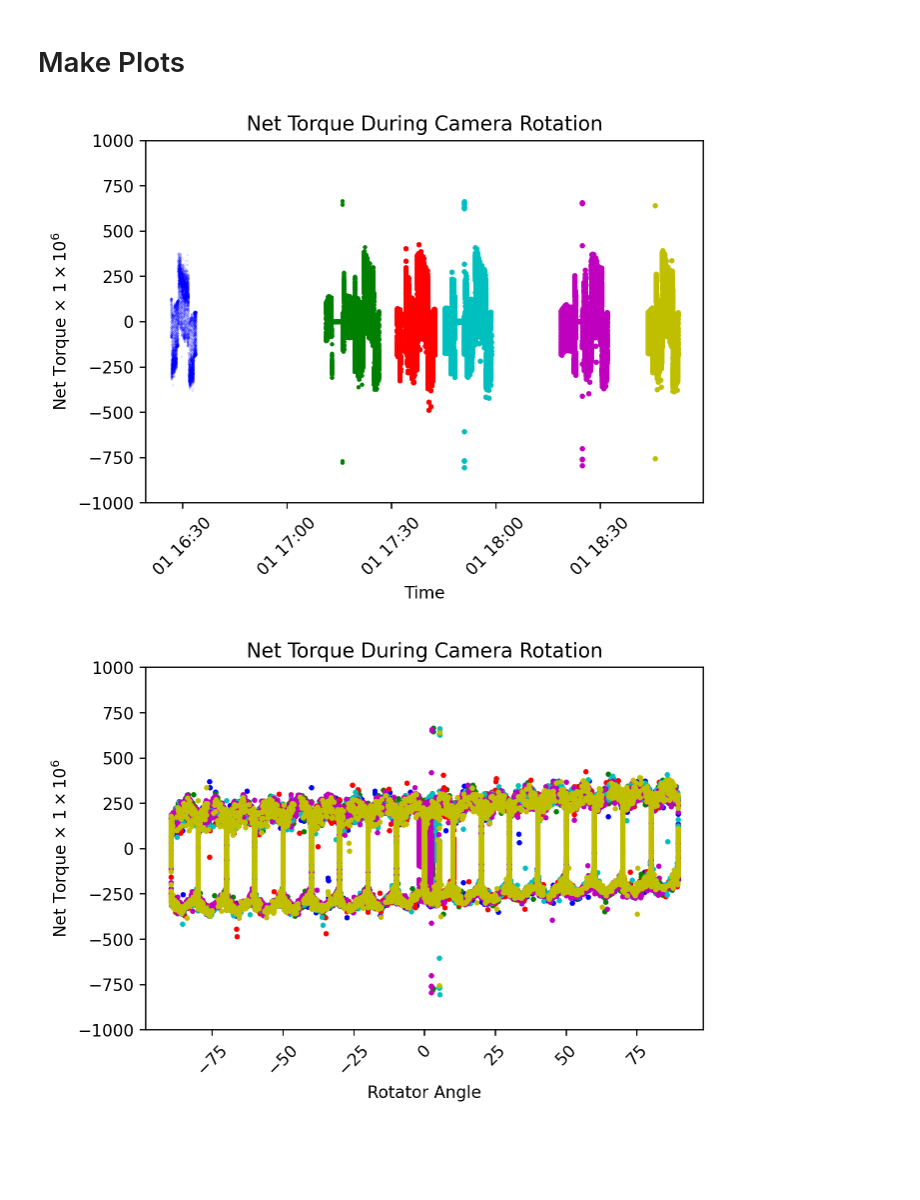
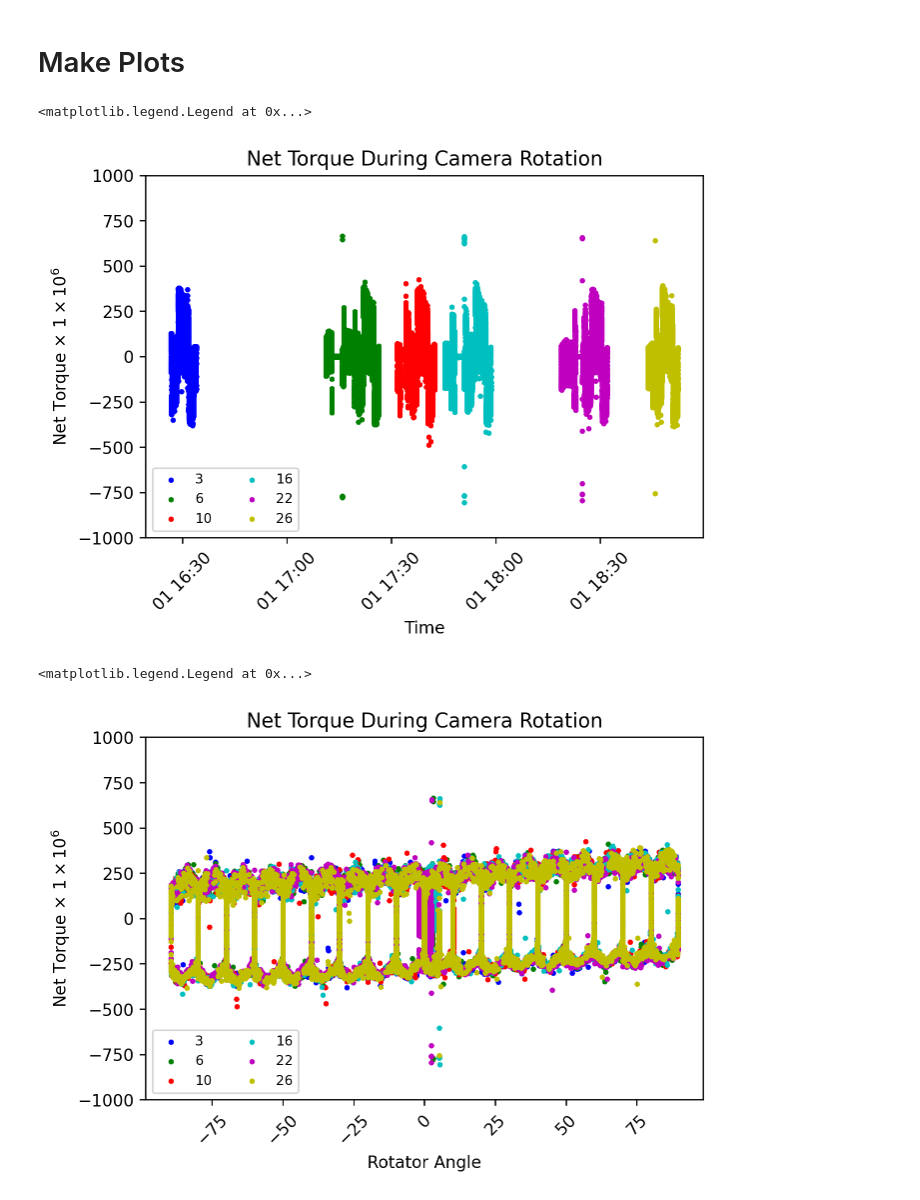
Before and after one commit to cwwalter/summit, a Jupyter notebook: Rotator Torque.ipynb, the cells around one changed output. Saved outputs shown, nothing was run; the diff lists cells and outputs as text; code cells hidden in the pictures; blank space fills up the shorter version.

Commit message:
Add legend

```diff
--- a/Rotator Torque.ipynb
+++ b/Rotator Torque.ipynb
@@ -166,33 +166,35 @@ Test #3 - START -- LVV-2261: Hexapod at 0 - Pathfinder Lines Not Pressurized --
 # %% [markdown]
 # Make Plots
 # %%
-ax1 = dfs[0].plot.scatter('index', 'net_torque', marker=".", color='b', s=.01)
-ax2 = dfs[1].plot.scatter('index', 'net_torque', marker=".", color='g', s=10.0, ax=ax1)
-ax3 = dfs[2].plot.scatter('index', 'net_torque', marker=".", color='r', s=20.0, ax=ax1)
-ax4 = dfs[3].plot.scatter('index', 'net_torque', marker=".", color='c', s=20.0, ax=ax1)
-ax5 = dfs[4].plot.scatter('index', 'net_torque', marker=".", color='m', s=20.0, ax=ax1)
-ax6 = dfs[5].plot.scatter('index', 'net_torque', marker=".", color='y', s=20.0, ax=ax1)
+ax1 = dfs[0].plot.scatter('index', 'net_torque', marker=".", color='b', s=20.0, label=f'{runs[0]}')
+ax2 = dfs[1].plot.scatter('index', 'net_torque', marker=".", color='g', s=20.0, ax=ax1, label=f'{runs[1]}')
+ax3 = dfs[2].plot.scatter('index', 'net_torque', marker=".", color='r', s=20.0, ax=ax1, label=f'{runs[2]}')
+ax4 = dfs[3].plot.scatter('index', 'net_torque', marker=".", color='c', s=20.0, ax=ax1, label=f'{runs[3]}')
+ax5 = dfs[4].plot.scatter('index', 'net_torque', marker=".", color='m', s=20.0, ax=ax1, label=f'{runs[4]}')
+ax6 = dfs[5].plot.scatter('index', 'net_torque', marker=".", color='y', s=20.0, ax=ax1, label=f'{runs[5]}')
 
 #dfs[5].plot.scatter('index', 'net_torque', marker=".", color='blue', s=.01)
 
 plt.title(r'Net Torque During Camera Rotation')
 
 #plt.ylim(-.001, .001)
 plt.ylim(-1000, 1000)
 plt.xticks(rotation=45)
 plt.xlabel(r'Time')
 plt.ylabel(r'Net Torque $\times$ $1 \times 10^6$');
+plt.legend(ncol=2, loc='lower left', fontsize=8)
 # %% [output]
+<matplotlib.legend.Legend at 0x...>
-[figure, old version]
+[figure, new version]
 # %%
 #dfs[0].plot.scatter('actualPosition', 'net_torque', marker=".", s=.1)
 
-ax1 = dfs[0].plot.scatter('actualPosition', 'net_torque', marker=".", color='b', s=20.0)
-ax2 = dfs[1].plot.scatter('actualPosition', 'net_torque', marker=".", color='g', s=20.0, ax=ax1)
-ax3 = dfs[2].plot.scatter('actualPosition', 'net_torque', marker=".", color='r', s=20.0, ax=ax1)
-ax4 = dfs[3].plot.scatter('actualPosition', 'net_torque', marker=".", color='c', s=20.0, ax=ax1)
-ax5 = dfs[4].plot.scatter('actualPosition', 'net_torque', marker=".", color='m', s=20.0, ax=ax1)
-ax6 = dfs[5].plot.scatter('actualPosition', 'net_torque', marker=".", color='y', s=20.0, ax=ax1)
+ax1 = dfs[0].plot.scatter('actualPosition', 'net_torque', marker=".", color='b', s=20.0, label=f'{runs[0]}')
+ax2 = dfs[1].plot.scatter('actualPosition', 'net_torque', marker=".", color='g', s=20.0, ax=ax1, label=f'{runs[1]}')
+ax3 = dfs[2].plot.scatter('actualPosition', 'net_torque', marker=".", color='r', s=20.0, ax=ax1, label=f'{runs[2]}')
+ax4 = dfs[3].plot.scatter('actualPosition', 'net_torque', marker=".", color='c', s=20.0, ax=ax1, label=f'{runs[3]}')
+ax5 = dfs[4].plot.scatter('actualPosition', 'net_torque', marker=".", color='m', s=20.0, ax=ax1, label=f'{runs[4]}')
+ax6 = dfs[5].plot.scatter('actualPosition', 'net_torque', marker=".", color='y', s=20.0, ax=ax1, label=f'{runs[5]}')
 
 
 plt.title(r'Net Torque During Camera Rotation')
@@ -202,5 +204,8 @@ plt.ylim(-1000, 1000)
 plt.xticks(rotation=45)
 plt.xlabel(r'Rotator Angle')
 plt.ylabel(r'Net Torque $\times$ $1 \times 10^6$');
+
+plt.legend(ncol=2, loc='lower left', fontsize=8)
 # %% [output]
+<matplotlib.legend.Legend at 0x...>
-[figure, old version]
+[figure, new version]
```
